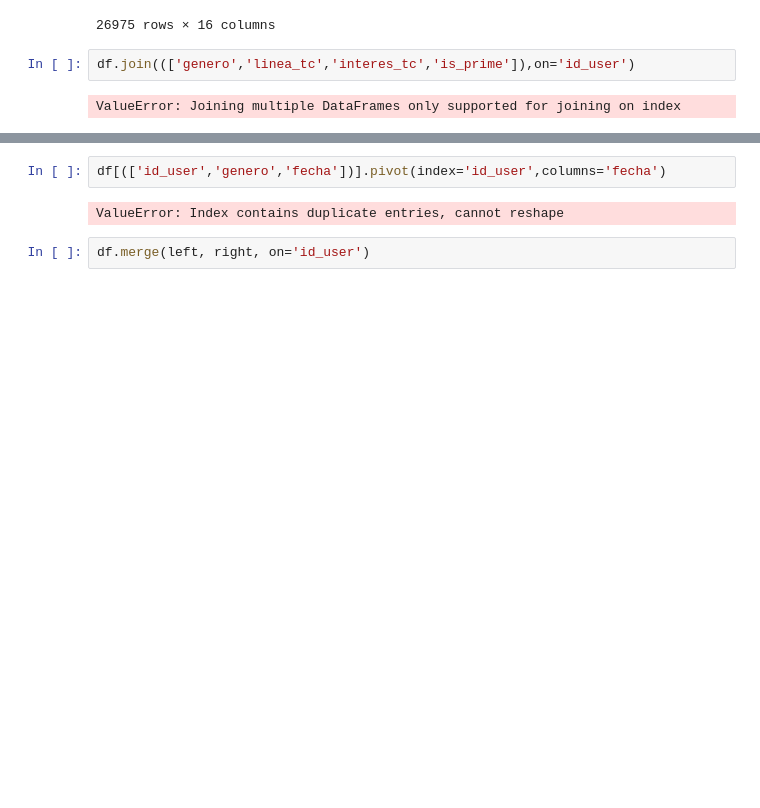
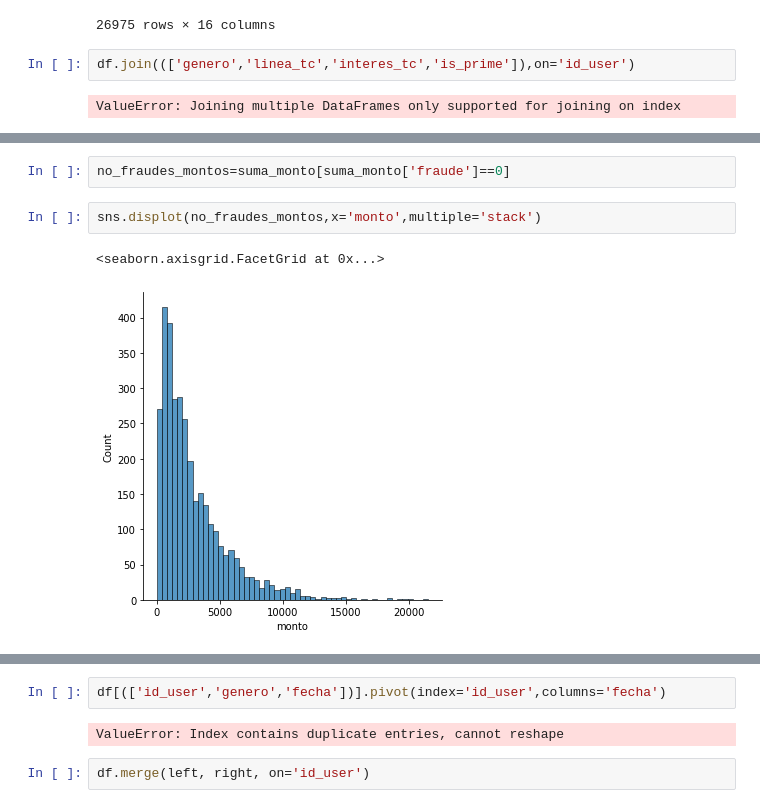
Before and after one commit to ElenaVillano/challenge_rpmx, a Jupyter notebook: notebooks/eda.ipynb, the cells around one changed output, grey strips where cells are left out. Drawn from its saved outputs; the diff is of its cells as text; blank space fills up the shorter version.

```diff
--- a/notebooks/eda.ipynb
+++ b/notebooks/eda.ipynb
@@ -462,0 +511,7 @@ df.groupby('id_user').sum('fraude').head(100)
+# %%
+no_fraudes_montos=suma_monto[suma_monto['fraude']==0]
+# %%
+sns.displot(no_fraudes_montos,x='monto',multiple='stack')
+# %% [output]
+<seaborn.axisgrid.FacetGrid at 0x...>
+[figure, added]
```
Also changed, not shown: parts of 19 cells of this notebook.
